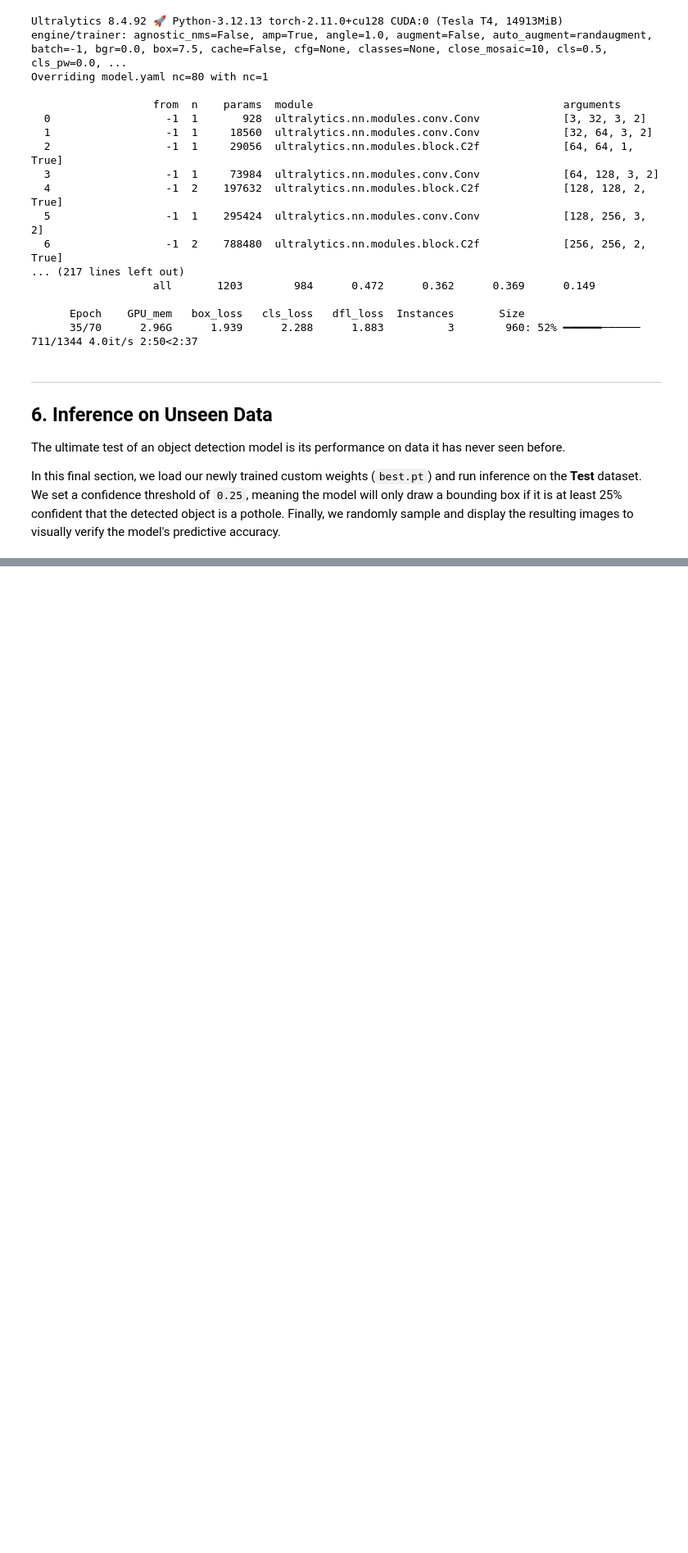
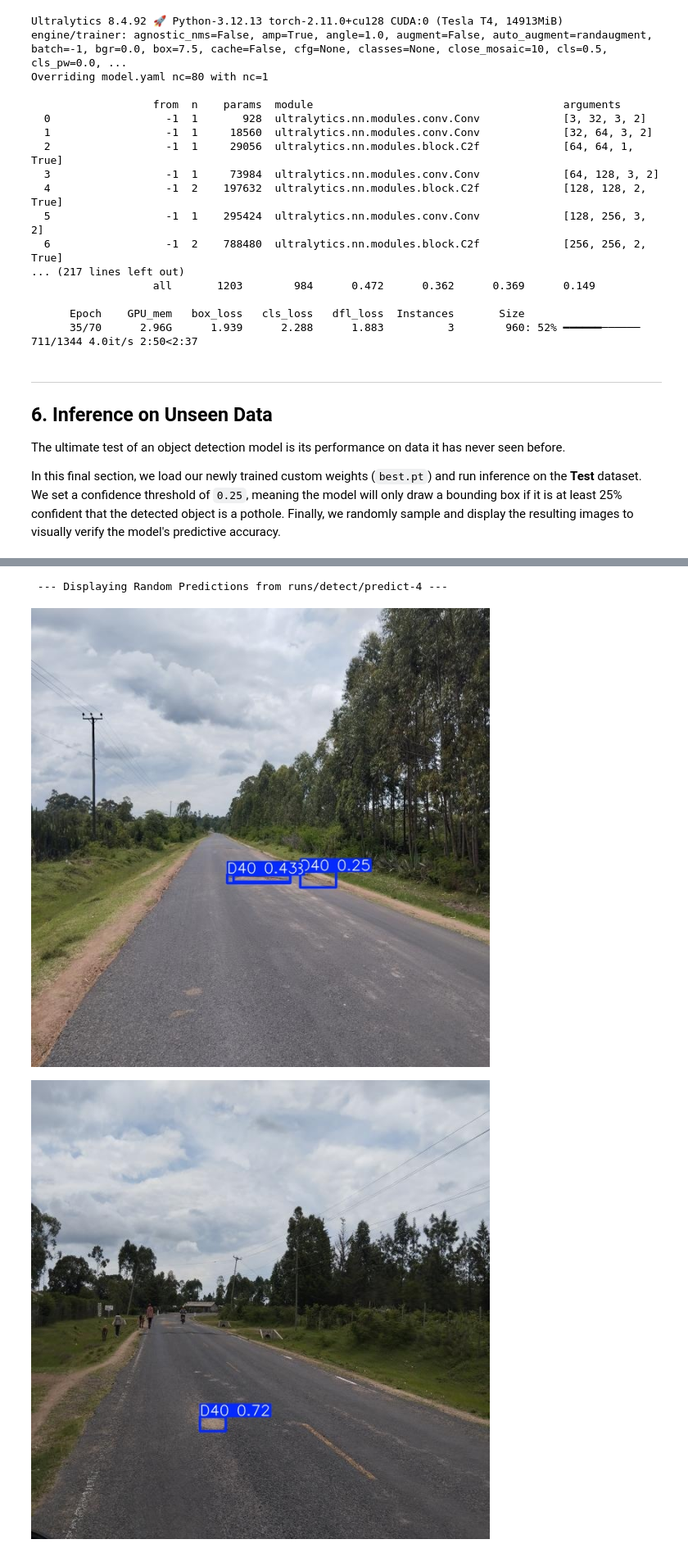
Before and after one commit to kibwale/nipe_macho, a Jupyter notebook: notebooks/testing_new_data.ipynb, the cells around one changed output, grey strips where cells are left out. Shown at 82% size. Saved outputs shown, nothing was run; the diff lists cells and outputs as text; code cells hidden in the pictures; blank space fills up the shorter version.

```diff
--- a/notebooks/testing_new_data.ipynb
+++ b/notebooks/testing_new_data.ipynb
@@ -488,0 +405,7 @@ FileNotFoundError: No best.pt found at /content/drive/MyDrive/potholes/runs/s_96
+# %%
+# view a different random sample from the same run, no need to re-predict
+address.display_random_predictions(latest, n=2)
+# %% [output]
+ --- Displaying Random Predictions from runs/detect/predict-4 ---
+[figure, added]
+[figure, added]
```
Also changed, not shown: parts of 16 cells of this notebook.
